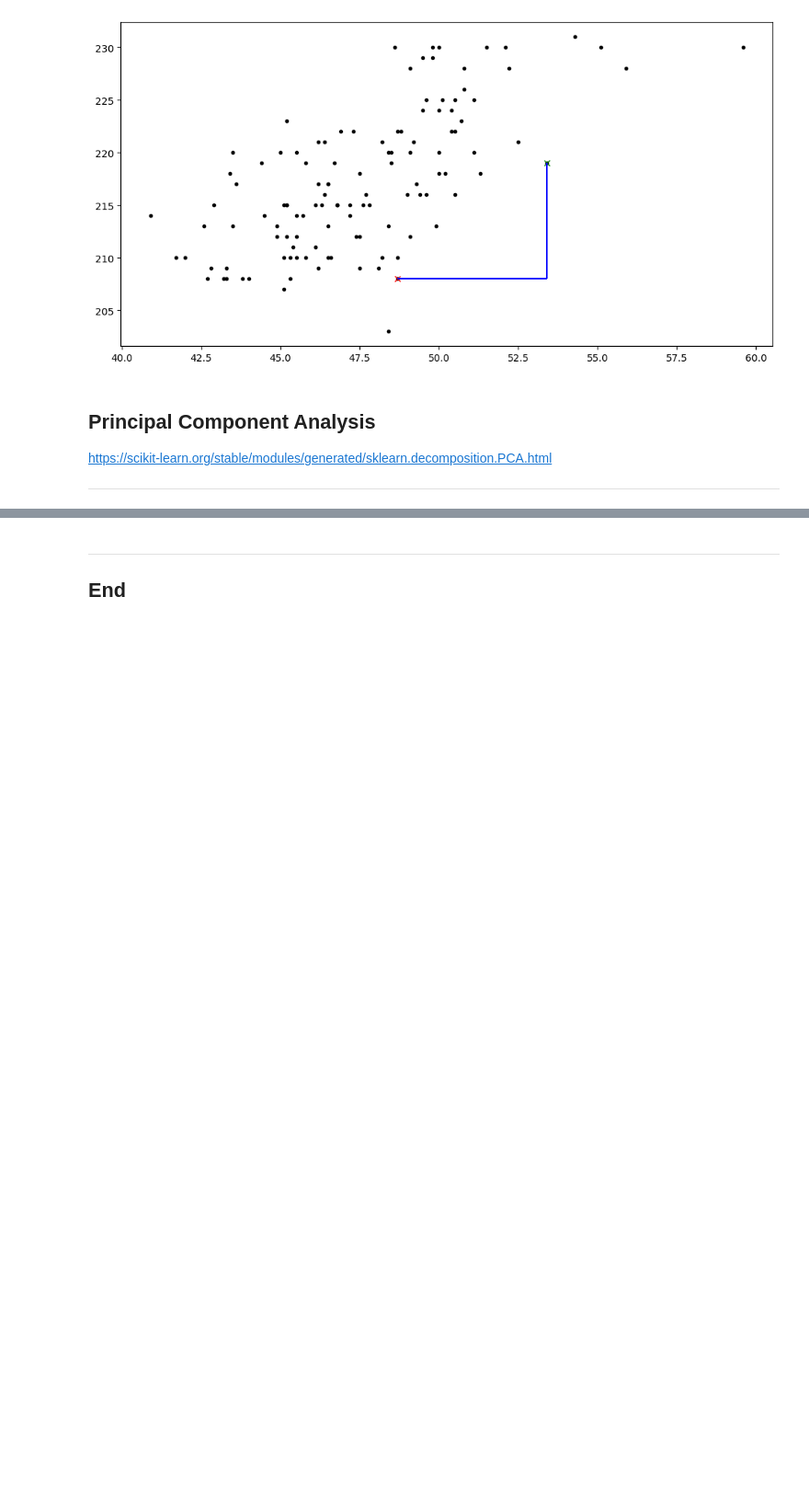
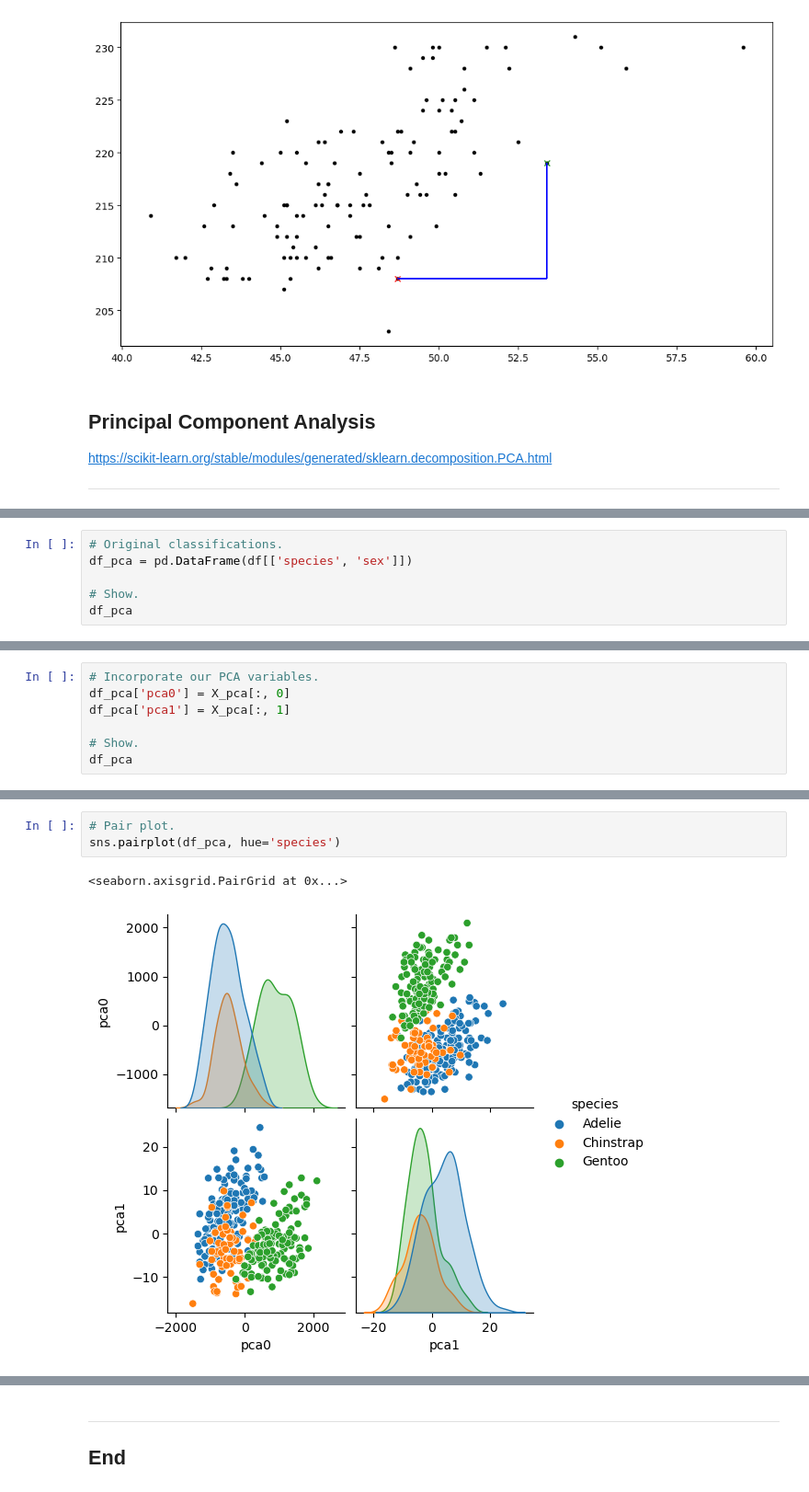
Before and after one commit to ianmcloughlin/notebooks, a Jupyter notebook: preprocessing.ipynb, the cells around one changed output, grey strips where cells are left out. Shown at 92% size. Drawn from its saved outputs; the diff is of its cells as text; blank space fills up the shorter version.

```diff
--- a/preprocessing.ipynb
+++ b/preprocessing.ipynb
@@ -420,0 +489,6 @@ https://scikit-learn.org/stable/modules/generated/sklearn.decomposition.PCA.html
+# %%
+# Original classifications.
+df_pca = pd.DataFrame(df[['species', 'sex']])
+
+# Show.
+df_pca
@@ -420,0 +509,7 @@ https://scikit-learn.org/stable/modules/generated/sklearn.decomposition.PCA.html
+# %%
+# Incorporate our PCA variables.
+df_pca['pca0'] = X_pca[:, 0]
+df_pca['pca1'] = X_pca[:, 1]
+
+# Show.
+df_pca
@@ -420,0 +530,6 @@ https://scikit-learn.org/stable/modules/generated/sklearn.decomposition.PCA.html
+# %%
+# Pair plot.
+sns.pairplot(df_pca, hue='species')
+# %% [output]
+<seaborn.axisgrid.PairGrid at 0x...>
+[figure, added]
```
Also changed, not shown: parts of 17 cells of this notebook.
